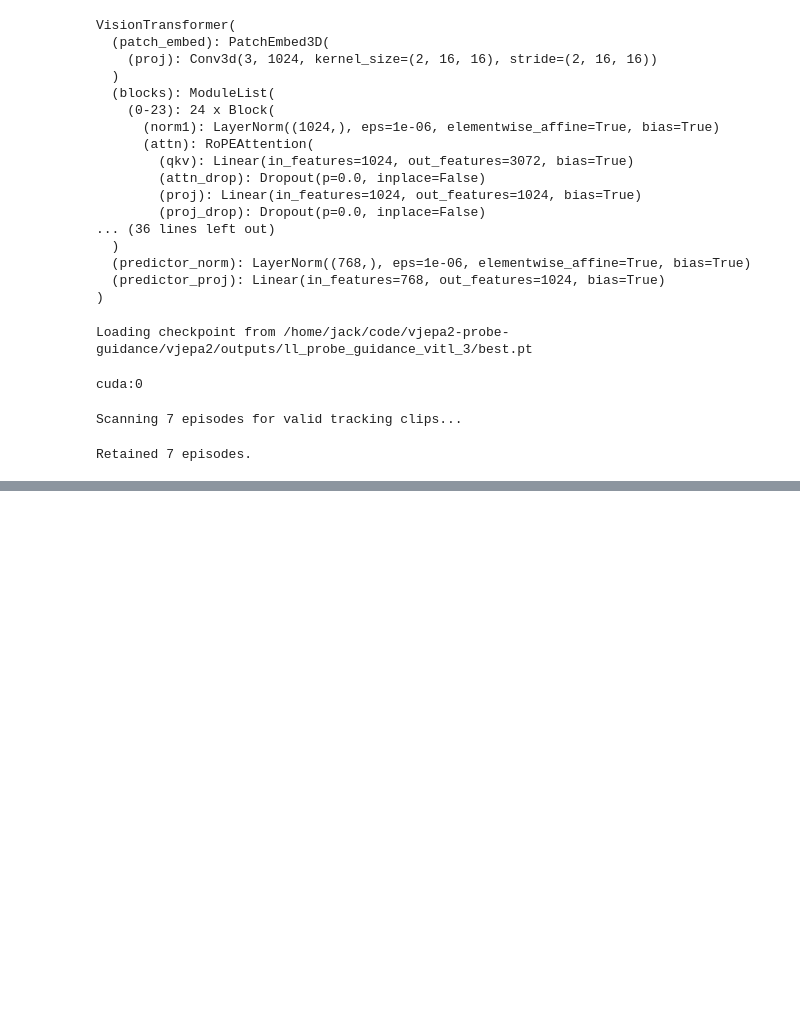
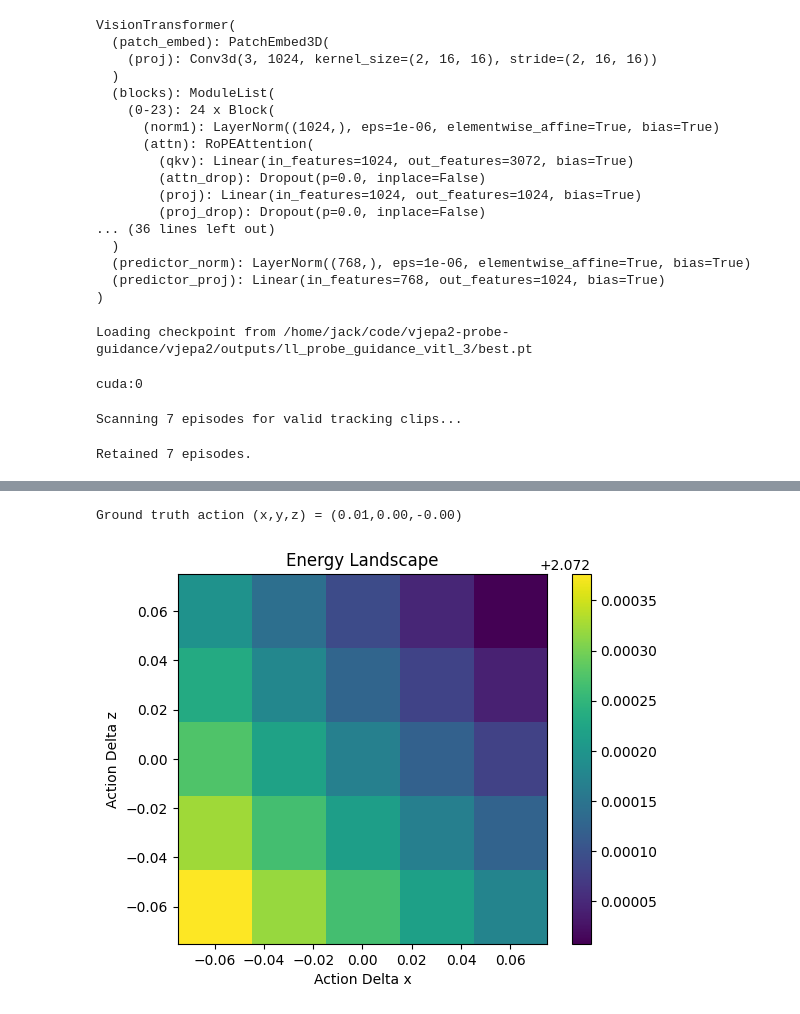
Before and after one commit to csu-signal/vjepa2, a Jupyter notebook: notebooks/probe_guidance_testing.ipynb, the cells around one changed output, grey strips where cells are left out. Cells and saved outputs as stored; diff of their text form; code cells hidden in the pictures; blank space fills up the shorter version.

```diff
--- a/notebooks/probe_guidance_testing.ipynb
+++ b/notebooks/probe_guidance_testing.ipynb
@@ -242,33 +276,37 @@ RuntimeError: Sizes of tensors must match except in dimension 1. Expected size 6
 # %%
 # Plot the energy
 
 plot_data = []
 for b, v in enumerate(loss):
+    # TODO: why are we summing here?
     plot_data.append((
-        a_hat[b, :-1, 0].sum(),
-        a_hat[b, :-1, 1].sum(),
-        a_hat[b, :-1, 2].sum(),
+        a_hat[b, :-1, 0].detach().cpu().sum(),
+        a_hat[b, :-1, 1].detach().cpu().sum(),
+        a_hat[b, :-1, 2].detach().cpu().sum(),
         v,
     ))
 
 delta_x = [d[0] for d in plot_data]
 delta_y = [d[1] for d in plot_data]
 delta_z = [d[2] for d in plot_data]
 energy = [d[3] for d in plot_data]
 
 gt_x = actions[0, 0, 0]
 gt_y = actions[0, 0, 1]
 gt_z = actions[0, 0, 2]
 
 # Create the 2D histogram
 heatmap, xedges, yedges = np.histogram2d(delta_x, delta_z, weights=energy, bins=nsamples)
 
 # Set axis labels
 plt.xlabel("Action Delta x")
 plt.ylabel("Action Delta z")
 plt.title(f"Energy Landscape")
 
 # Display the heatmap
 print(f"Ground truth action (x,y,z) = ({gt_x:.2f},{gt_y:.2f},{gt_z:.2f})")
 _ = plt.imshow(heatmap.T, origin="lower", extent=[xedges[0], xedges[-1], yedges[0], yedges[-1]], cmap="viridis")
 _ = plt.colorbar()
+# %% [output]
+Ground truth action (x,y,z) = (0.01,0.00,-0.00)
+[figure, added]
```
Also changed, not shown: parts of 7 cells of this notebook.
